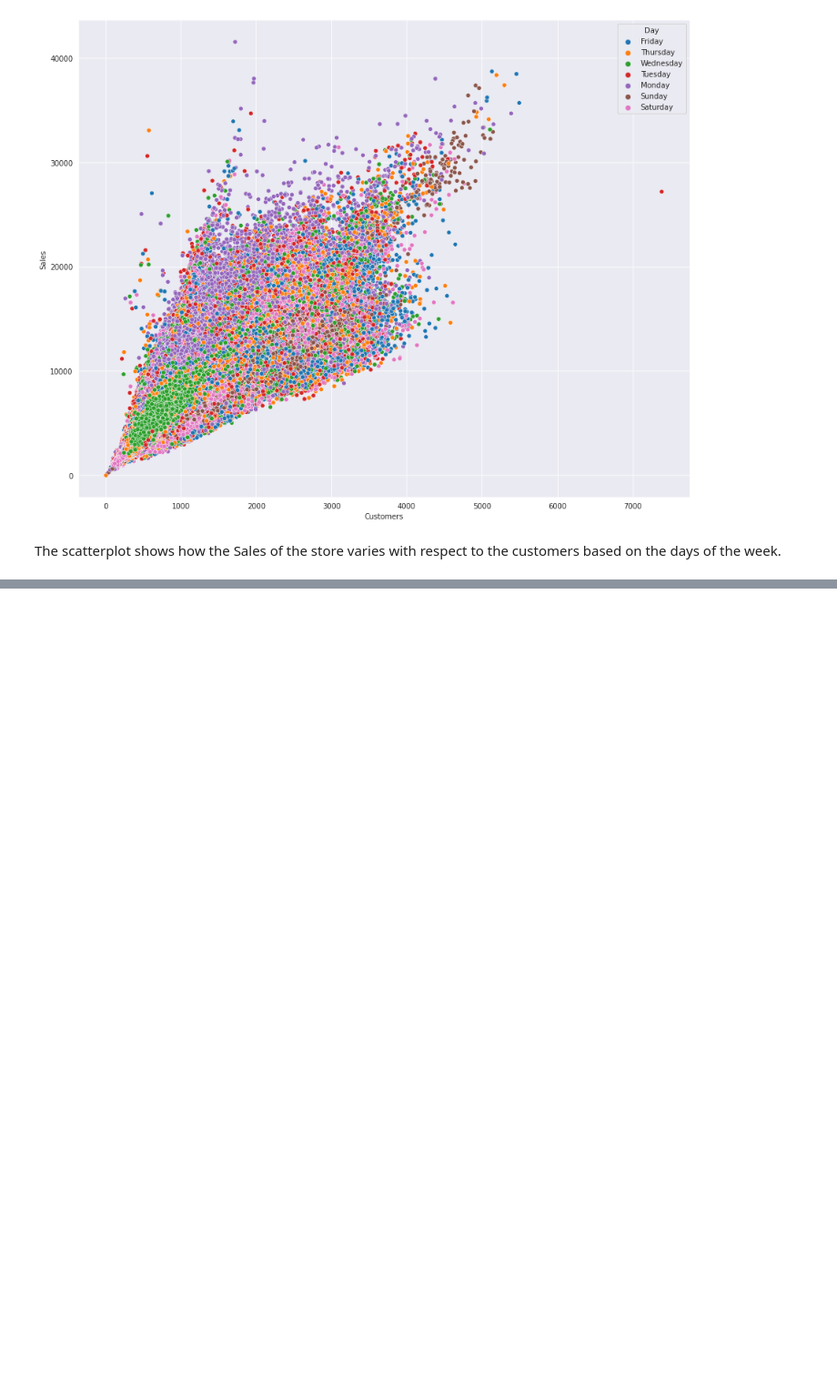
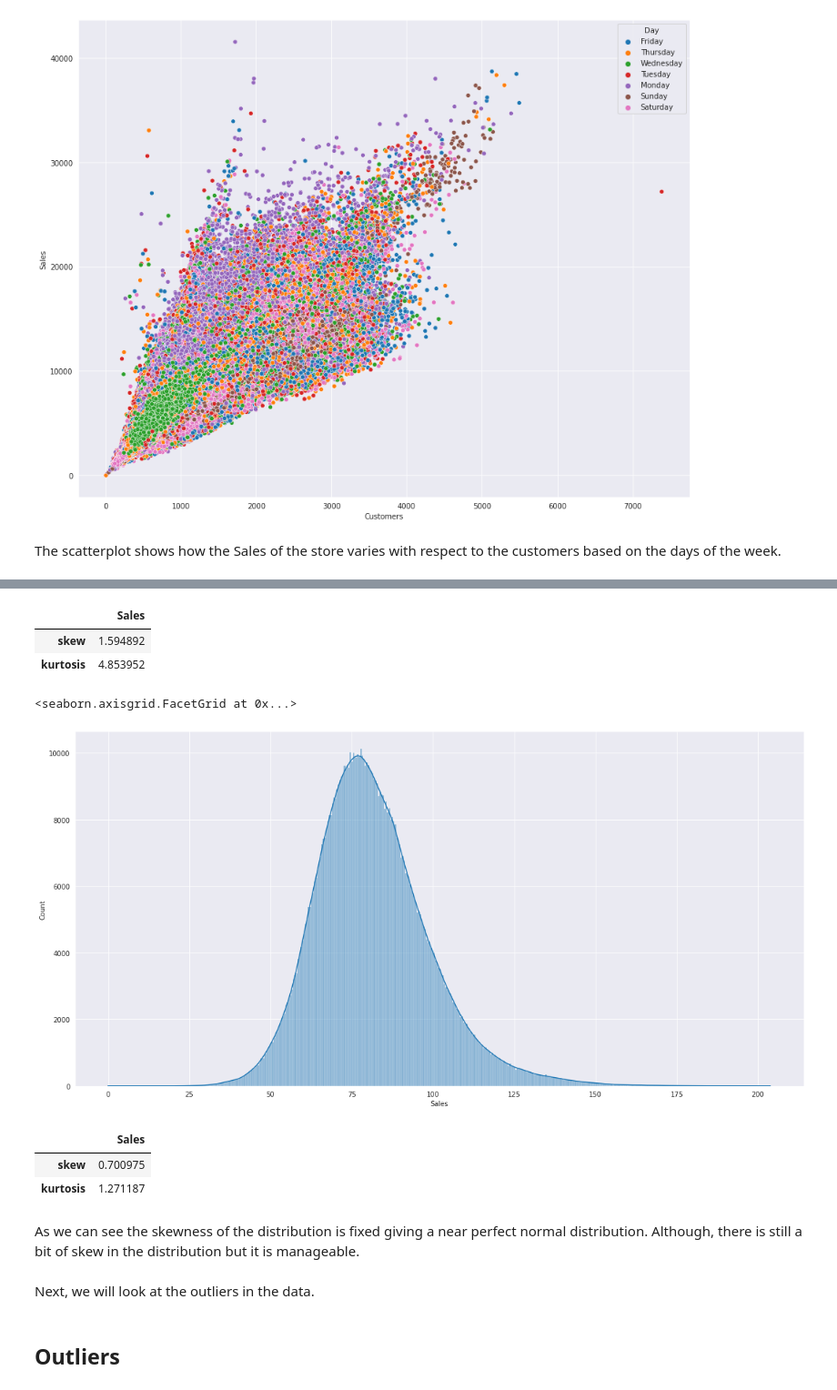
Before and after one commit to Adityasingh675/Supervised-ML-Regression, a Jupyter notebook: Rossmann_Sales_Prediction_Capstone_Project.ipynb, the cells around one changed output, grey strips where cells are left out. Shown at 91% size. Drawn from its saved outputs; the diff is of its cells as text; code cells hidden in the pictures; blank space fills up the shorter version.

```diff
--- a/Rossmann_Sales_Prediction_Capstone_Project.ipynb
+++ b/Rossmann_Sales_Prediction_Capstone_Project.ipynb
@@ -803,0 +815,26 @@ The scatterplot shows how the Sales of the store varies with respect to the cust
+# %%
+# Check skew and kurtosis of the Sales column.
+pd.DataFrame(rossmann_df_final['Sales'].agg(['skew', 'kurtosis']).transpose())
+# %% [output]
+|  | Sales |
+| skew | 1.594892 |
+| kurtosis | 4.853952 |
+# %%
+# Apply the Square-root transform on the dependent variable- Sales column.
+sns.displot(data=np.sqrt(rossmann_df_final['Sales']), kde=True, height=8, aspect=2)
+# %% [output]
+<seaborn.axisgrid.FacetGrid at 0x...>
+[figure, added]
+# %%
+# Check skew and kurtosis of the Sales column.
+pd.DataFrame(np.sqrt(rossmann_df_final['Sales']).agg(['skew', 'kurtosis']).transpose())
+# %% [output]
+|  | Sales |
+| skew | 0.700975 |
+| kurtosis | 1.271187 |
+# %% [markdown]
+As we can see the skewness of the distribution is fixed giving a near perfect normal distribution. Although, there is still a bit of skew in the distribution but it is manageable.
+# %% [markdown]
+Next, we will look at the outliers in the data.
+# %% [markdown]
+## Outliers
```
Also changed, not shown: parts of 17 cells of this notebook.
